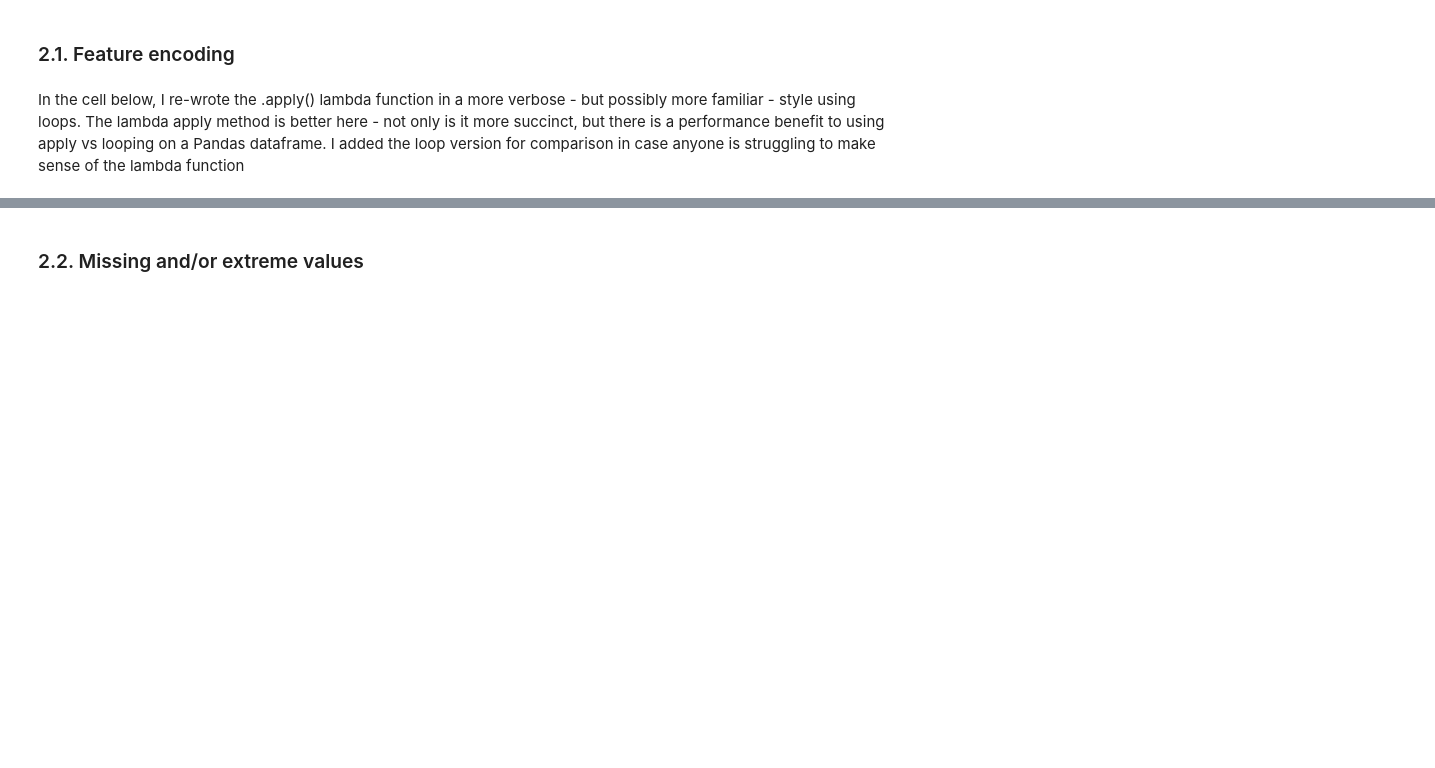
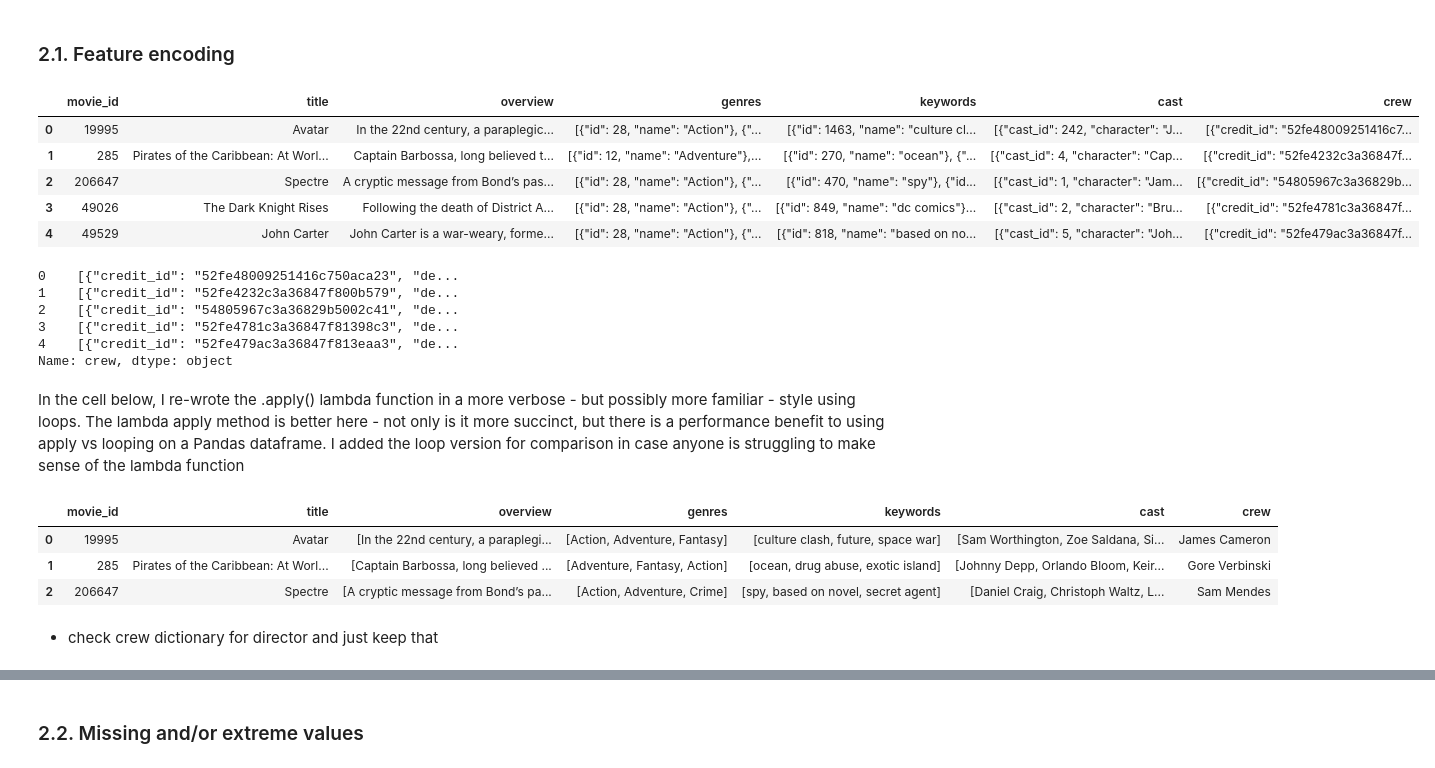
Before and after one commit to jllarose/k-nearest-neighbors-project, a Jupyter notebook: src/mvp.ipynb, the cells around one changed output, grey strips where cells are left out. Cells and saved outputs as stored; diff of their text form; code cells hidden in the pictures; blank space fills up the shorter version.

```diff
--- a/src/mvp.ipynb
+++ b/src/mvp.ipynb
@@ -55,12 +79,31 @@ memory usage: 150.2+ KB
 ### 2.1. Feature encoding
 # %%
 # Take a closer look at the features - some contain JSON and/or string data. See the project tutorial page for some hints on how to handle them.
+
+merged_ds = merged_ds[['movie_id', 'title', 'overview', 'genres', 'keywords', 'cast', 'crew']]
+merged_ds.head()
+# %% [output]
+|  | movie_id | title | overview | genres | keywords | cast | crew |
+| 0 | 19995 | Avatar | In the 22nd century, a paraplegic... | [{"id": 28, "name": "Action"}, {"... | [{"id": 1463, "name": "culture cl... | [{"cast_id": 242, "character": "J... | [{"credit_id": "52fe48009251416c7... |
+| 1 | 285 | Pirates of the Caribbean: At Worl... | Captain Barbossa, long believed t... | [{"id": 12, "name": "Adventure"},... | [{"id": 270, "name": "ocean"}, {"... | [{"cast_id": 4, "character": "Cap... | [{"credit_id": "52fe4232c3a36847f... |
+| 2 | 206647 | Spectre | A cryptic message from Bond’s pas... | [{"id": 28, "name": "Action"}, {"... | [{"id": 470, "name": "spy"}, {"id... | [{"cast_id": 1, "character": "Jam... | [{"credit_id": "54805967c3a36829b... |
+| 3 | 49026 | The Dark Knight Rises | Following the death of District A... | [{"id": 28, "name": "Action"}, {"... | [{"id": 849, "name": "dc comics"}... | [{"cast_id": 2, "character": "Bru... | [{"credit_id": "52fe4781c3a36847f... |
+| 4 | 49529 | John Carter | John Carter is a war-weary, forme... | [{"id": 28, "name": "Action"}, {"... | [{"id": 818, "name": "based on no... | [{"cast_id": 5, "character": "Joh... | [{"credit_id": "52fe479ac3a36847f... |
+# %%
+merged_ds['crew'].head()
+# %% [output]
+0    [{"credit_id": "52fe48009251416c750aca23", "de...
+1    [{"credit_id": "52fe4232c3a36847f800b579", "de...
+2    [{"credit_id": "54805967c3a36829b5002c41", "de...
+3    [{"credit_id": "52fe4781c3a36847f81398c3", "de...
+4    [{"credit_id": "52fe479ac3a36847f813eaa3", "de...
+Name: crew, dtype: object
 # %% [markdown]
 In the cell below, I re-wrote the .apply() lambda function in a more verbose - but possibly more familiar - style using loops. The lambda apply method is better here - not only is it more succinct, but there is a performance benefit to using apply vs looping on a Pandas dataframe. I added the loop version for comparison in case anyone is struggling to make sense of the lambda function
 # %%
 # Make a copy to work with while encoding so that we have the original to go back to
 # if needed
-encoded_data_df=data_df.copy()
+encoded_data_df=merged_ds.copy()
 
 # Loads the 'cast' JSON from each row of the dataframe as a dict. and extracts the value of 'name'
 #encoded_data_df['cast']=data_df['cast'].apply(lambda x: [item['name'] for item in json.loads(x)][:3] if pd.notna(x) else None)
@@ -69,7 +112,7 @@ encoded_data_df=data_df.copy()
 extracted_values=[]
 
 # Loop on the elements of the cast column
-for json_string in data_df['cast']:
+for json_string in merged_ds['cast']:
 
     # Load the json string into a python dictionary
     json_list=json.loads(json_string)
@@ -92,9 +135,23 @@ for json_string in data_df['cast']:
 encoded_data_df['cast']=extracted_values
 
 # Same for the 'keywords' column
-encoded_data_df['keywords']=data_df['keywords'].apply(lambda x: [item['name'] for item in json.loads(x)][:3] if pd.notna(x) else None)
+encoded_data_df['keywords']=merged_ds['keywords'].apply(lambda x: [item['name'] for item in json.loads(x)][:3] if pd.notna(x) else None)
 
 # And the 'genres' column
-encoded_data_df['genres']=data_df['genres'].apply(lambda x: [item['name'] for item in json.loads(x)][:3] if pd.notna(x) else None)
+encoded_data_df['genres']=merged_ds['genres'].apply(lambda x: [item['name'] for item in json.loads(x)][:3] if pd.notna(x) else None)
+
+
+# And the 'crew' column so that it is just the director
+encoded_data_df["crew"] = encoded_data_df["crew"].apply(lambda x: " ".join([crew_member['name'] for crew_member in json.loads(x) if crew_member['job'] == 'Director']))
+
+# Converting the Overview column to a list
+encoded_data_df['overview']=merged_ds['overview'].apply(lambda x: [x if pd.notna(x) else 'none'])
 
 encoded_data_df.head(3)
+# %% [output]
+|  | movie_id | title | overview | genres | keywords | cast | crew |
+| 0 | 19995 | Avatar | [In the 22nd century, a paraplegi... | [Action, Adventure, Fantasy] | [culture clash, future, space war] | [Sam Worthington, Zoe Saldana, Si... | James Cameron |
+| 1 | 285 | Pirates of the Caribbean: At Worl... | [Captain Barbossa, long believed ... | [Adventure, Fantasy, Action] | [ocean, drug abuse, exotic island] | [Johnny Depp, Orlando Bloom, Keir... | Gore Verbinski |
+| 2 | 206647 | Spectre | [A cryptic message from Bond’s pa... | [Action, Adventure, Crime] | [spy, based on novel, secret agent] | [Daniel Craig, Christoph Waltz, L... | Sam Mendes |
+# %% [markdown]
+- check crew dictionary for director and just keep that
```
Also changed, not shown: parts of 11 cells of this notebook, 1 other file.
